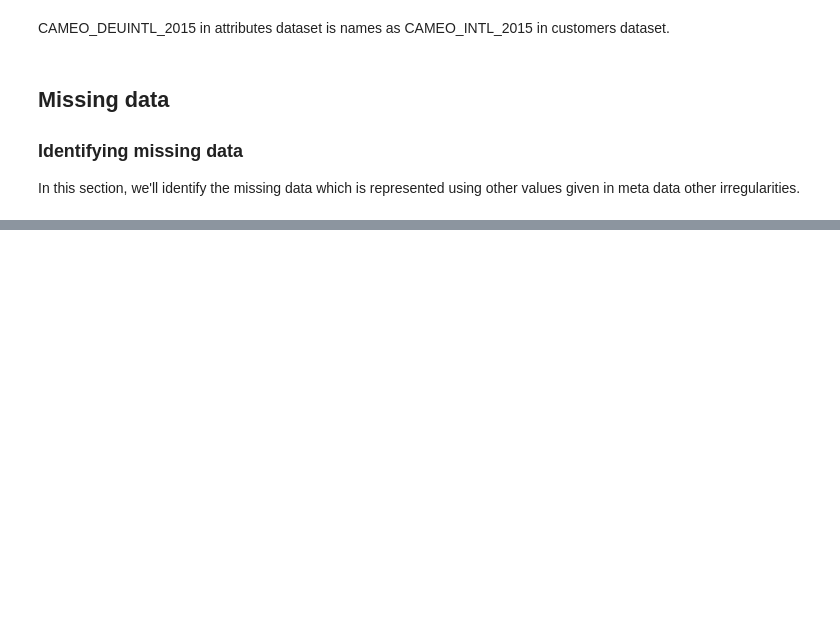
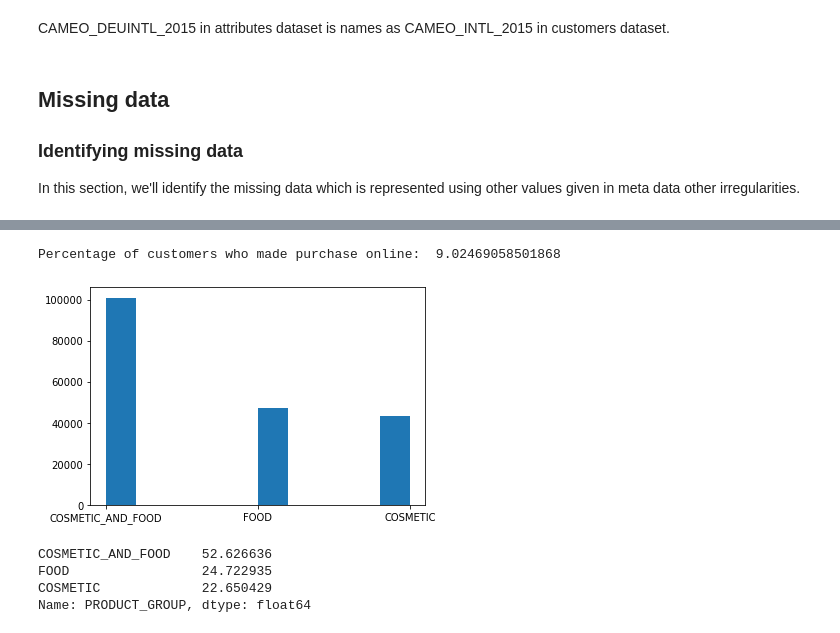
Before and after one commit to AhmadAbdElhameed/Data-Science-Portfolio, a Jupyter notebook: Customer_Segmentation/1_Data_Exploration_and_Preprocessing.ipynb, the cells around one changed output, grey strips where cells are left out. Drawn from its saved outputs; the diff is of its cells as text; code cells hidden in the pictures; blank space fills up the shorter version.

```diff
--- a/Customer_Segmentation/1_Data_Exploration_and_Preprocessing.ipynb
+++ b/Customer_Segmentation/1_Data_Exploration_and_Preprocessing.ipynb
@@ -224,0 +373,21 @@ attributes = values.loc[values['Attribute'].isin(attr_common_all)]
+# %%
+# % of customers who bought products online
+online_pct = (sum(online_purchase) / len(online_purchase)) * 100
+
+print("Percentage of customers who made purchase online: ", online_pct)
+# %% [output]
+Percentage of customers who made purchase online:  9.02469058501868
+# %%
+product_group = customers_clean.loc[customers_clean["PRODUCT_GROUP"].notnull(),"PRODUCT_GROUP"]
+# %%
+plt.hist(product_group);
+# %% [output]
+[figure, added]
+# %%
+# Percentage of
+product_group.value_counts() * 100 / len(product_group)
+# %% [output]
+COSMETIC_AND_FOOD    52.626636
+FOOD                 24.722935
+COSMETIC             22.650429
+Name: PRODUCT_GROUP, dtype: float64
```
Also changed, not shown: parts of 71 cells of this notebook.
